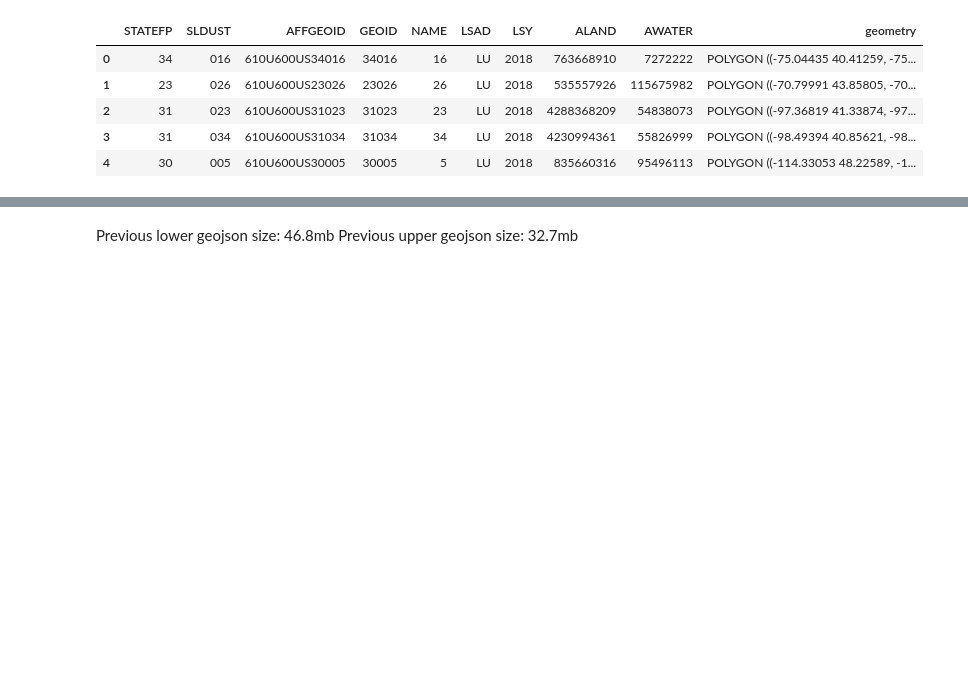
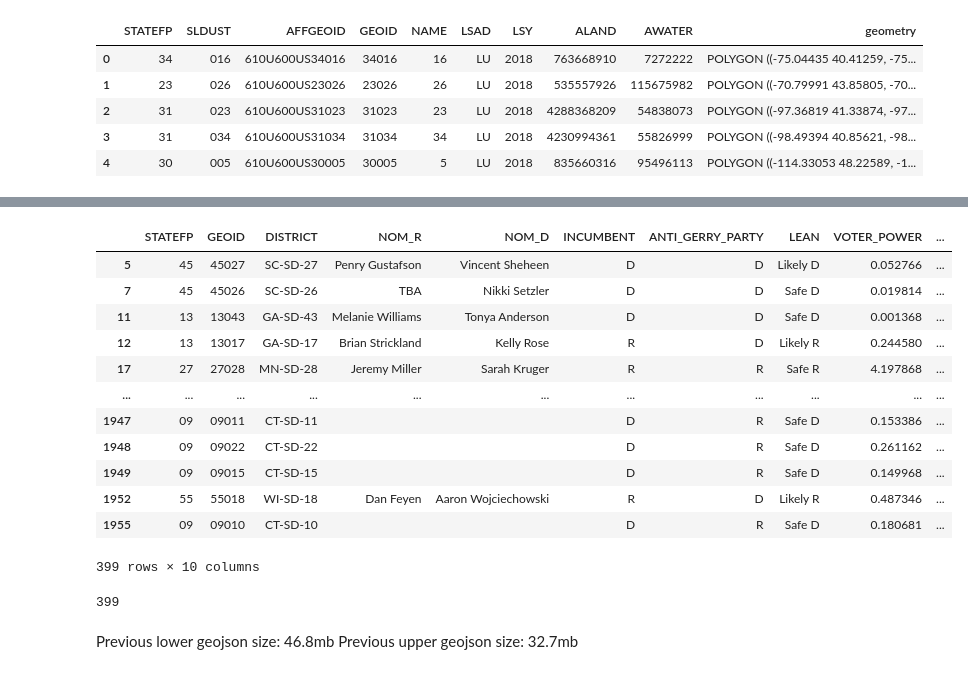
Before and after one commit to PrincetonUniversity/PEC-map, a Jupyter notebook: moneyball-data-munge.ipynb, the cells around one changed output, grey strips where cells are left out. Drawn from its saved outputs; the diff is of its cells as text; code cells hidden in the pictures; blank space fills up the shorter version.

```diff
--- a/moneyball-data-munge.ipynb
+++ b/moneyball-data-munge.ipynb
@@ -120,3 +235,29 @@ upper_shp[upper_shp['VOTER_POWER'] != 0]
+# %%
+# choose columns you want in output
+upper_shp = upper_shp[['STATEFP', 'GEOID', 'DISTRICT', 'NOM_R', 'NOM_D', 'INCUMBENT','ANTI_GERRY_PARTY', 'LEAN', 'VOTER_POWER', 'geometry']]
+
+upper_shp['NOM_R'].replace({'FALSE': ''}, inplace =True)
+upper_shp['NOM_D'].replace({'FALSE': ''}, inplace =True)
+# %%
+upper_shp[upper_shp['VOTER_POWER'] != 0]
+# %% [output]
+|  | STATEFP | GEOID | DISTRICT | NOM_R | NOM_D | INCUMBENT | ANTI_GERRY_PARTY | LEAN | VOTER_POWER | ... |
+| 5 | 45 | 45027 | SC-SD-27 | Penry Gustafson | Vincent Sheheen | D | D | Likely D | 0.052766 | ... |
+| 7 | 45 | 45026 | SC-SD-26 | TBA | Nikki Setzler | D | D | Safe D | 0.019814 | ... |
+| 11 | 13 | 13043 | GA-SD-43 | Melanie Williams | Tonya Anderson | D | D | Safe D | 0.001368 | ... |
+| 12 | 13 | 13017 | GA-SD-17 | Brian Strickland | Kelly Rose | R | D | Likely R | 0.244580 | ... |
+| 17 | 27 | 27028 | MN-SD-28 | Jeremy Miller | Sarah Kruger | R | R | Safe R | 4.197868 | ... |
+| ... | ... | ... | ... | ... | ... | ... | ... | ... | ... | ... |
+| 1947 | 09 | 09011 | CT-SD-11 |  |  | D | R | Safe D | 0.153386 | ... |
+| 1948 | 09 | 09022 | CT-SD-22 |  |  | D | R | Safe D | 0.261162 | ... |
+| 1949 | 09 | 09015 | CT-SD-15 |  |  | D | R | Safe D | 0.149968 | ... |
+| 1952 | 55 | 55018 | WI-SD-18 | Dan Feyen | Aaron Wojciechowski | R | D | Likely R | 0.487346 | ... |
+| 1955 | 09 | 09010 | CT-SD-10 |  |  | D | R | Safe D | 0.180681 | ... |
+399 rows × 10 columns
+# %%
+len(upper_shp[upper_shp['VOTER_POWER'] != 0].index)
+# %% [output]
+399
 # %%
 upper_shp.to_file(out_dir / "upper_state_moneyball.geojson", driver="GeoJSON")
 # %% [markdown]
```
Also changed, not shown: parts of 16 cells of this notebook, 8 other files.
